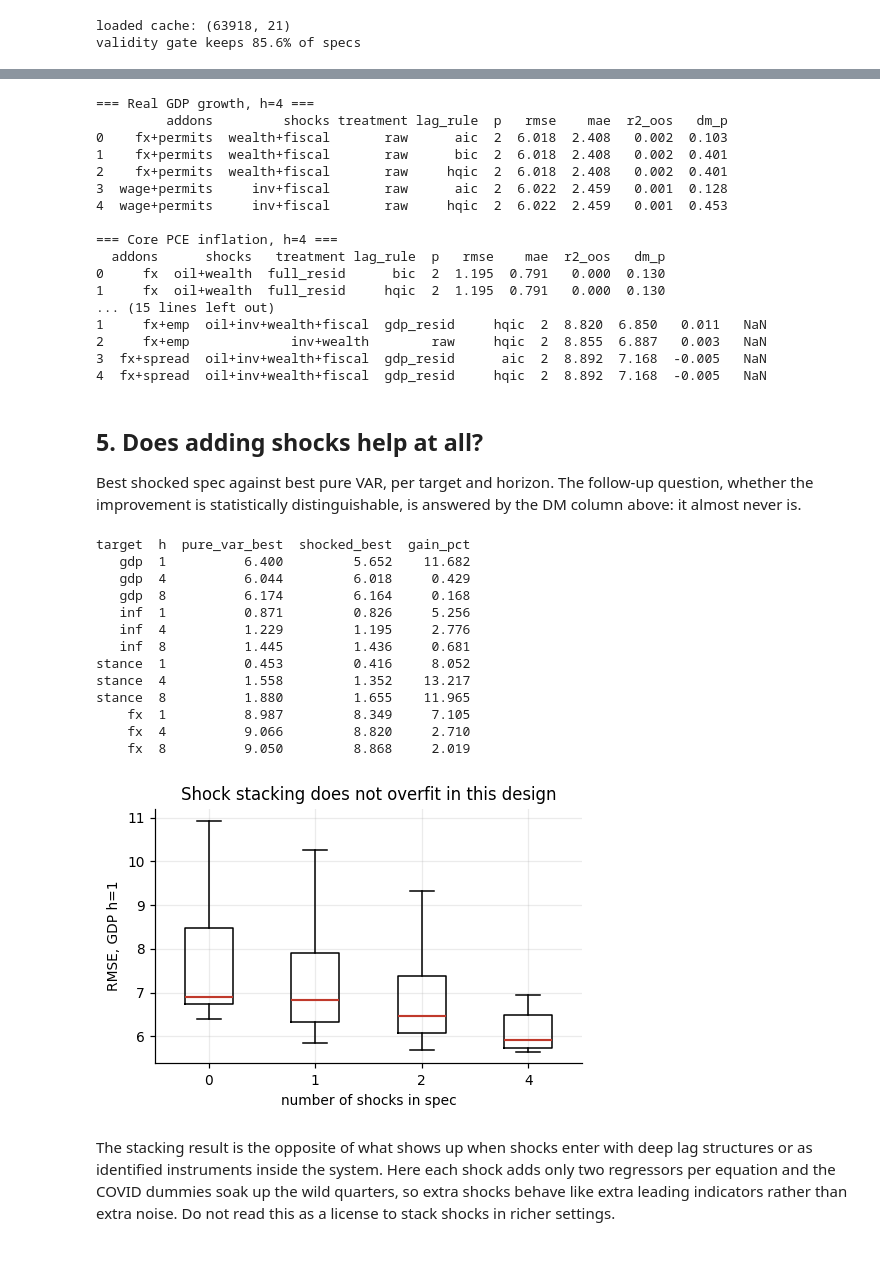
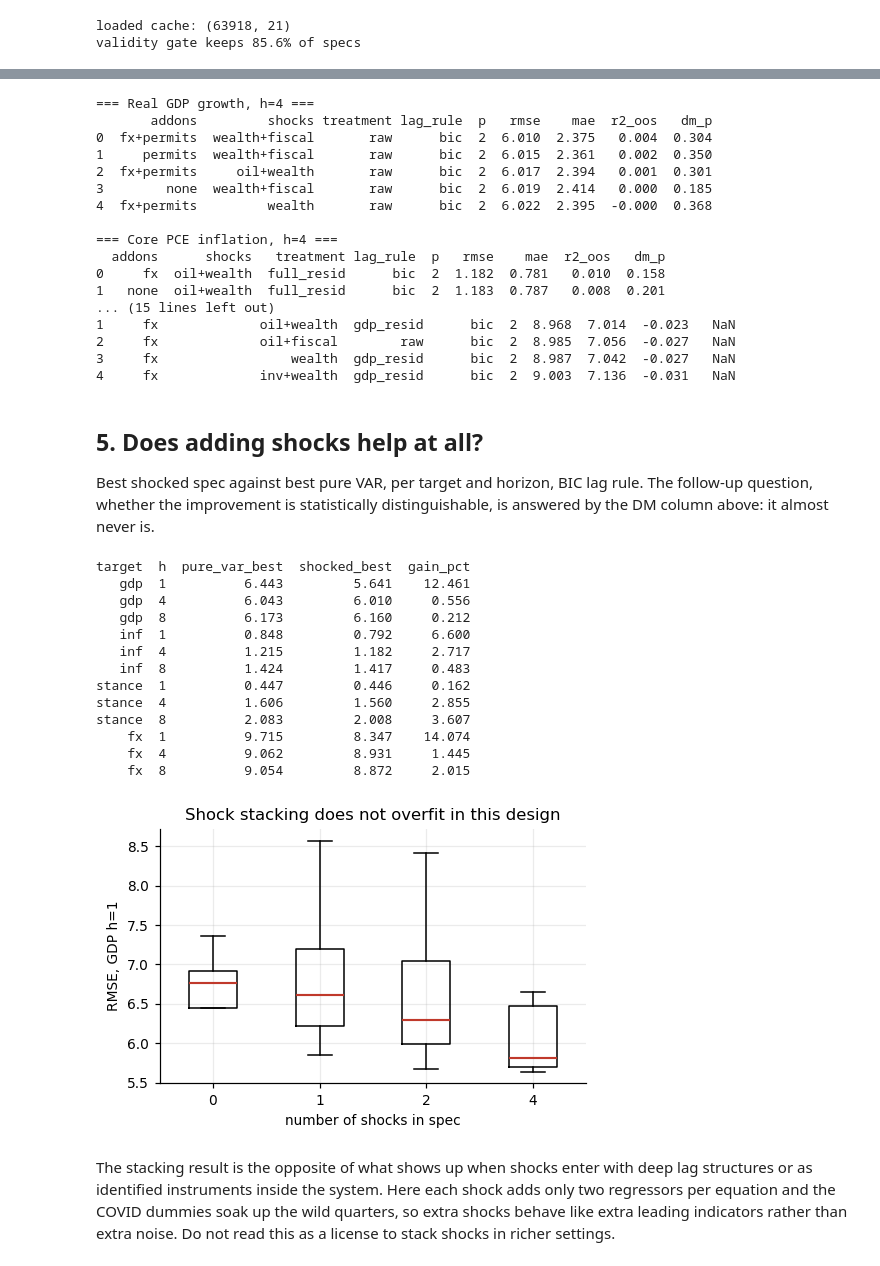
Before and after one commit to Nicholashsw/macro-var, a Jupyter notebook: studies/varx_permutation_study/notebooks/varx_study.ipynb, the cells around one changed output, grey strips where cells are left out. Cells and saved outputs as stored; diff of their text form; code cells hidden in the pictures.

Commit message:
VARX notebook: BIC rows for the headline tables, lag-rule text matches the outputs, re-executed on the current results

```diff
--- a/studies/varx_permutation_study/notebooks/varx_study.ipynb
+++ b/studies/varx_permutation_study/notebooks/varx_study.ipynb
@@ -75,7 +76,7 @@ The broad dollar splices the discontinued TWEXBMTH onto DTWEXBGS at 2006-01 with
 level match so the log difference has no seam. Oil and net worth are deflated by
 headline CPI. COVID gets two impulse dummies, 2020Q2 and 2020Q3, in every model.
 # %%
-df = vl.build_panel("data")
+df = vl.build_panel()
 print(df.shape, df.index[0].date(), "to", df.index[-1].date())
 fig, axes = plt.subplots(4, 3, figsize=(11, 8), sharex=True)
 for ax, c in zip(axes.ravel(), ["gdp", "inf", "stance", "fx", "wage", "emp",
@@ -136,6 +137,7 @@ else:
     res.to_parquet("results.parquet")
     print("ran study:", res.shape)
 V = res[res.valid]
+VM = V[V.lag_rule == vl.MAIN_RULE]   # headline rows: BIC; section 7 compares all three rules
 print(f"validity gate keeps {res.drop_duplicates('spec_id').valid.mean():.1%} of specs")
 # %% [output]
 loaded cache: (63918, 21)
@@ -148,7 +150,7 @@ validity-gated. DM p-values test squared-error loss against the core
 three-variable VAR under the same lag rule.
 # %%
 def leaderboard(target, h, path="uncond", sample="all", n=8):
-    s = V[(V.target == target) & (V.h == h) & (V.path == path) & (V["sample"] == sample)]
+    s = VM[(VM.target == target) & (VM.h == h) & (VM.path == path) & (VM["sample"] == sample)]
     cols = ["addons", "shocks", "treatment", "lag_rule", "p", "rmse", "mae", "r2_oos", "dm_p"]
     out = s.nsmallest(n, "rmse")[cols].reset_index(drop=True)
     return out.round(3)
@@ -180,65 +182,65 @@ for t in ["gdp", "inf", "stance", "fx"]:
     print(leaderboard(t, 4, n=5).to_string())
 # %% [output]
 === Real GDP growth, h=4 ===
-         addons         shocks treatment lag_rule  p   rmse    mae  r2_oos   dm_p
-0    fx+permits  wealth+fiscal       raw      aic  2  6.018  2.408   0.002  0.103
-1    fx+permits  wealth+fiscal       raw      bic  2  6.018  2.408   0.002  0.401
-2    fx+permits  wealth+fiscal       raw     hqic  2  6.018  2.408   0.002  0.401
-3  wage+permits     inv+fiscal       raw      aic  2  6.022  2.459   0.001  0.128
-4  wage+permits     inv+fiscal       raw     hqic  2  6.022  2.459   0.001  0.453
+       addons         shocks treatment lag_rule  p   rmse    mae  r2_oos   dm_p
+0  fx+permits  wealth+fiscal       raw      bic  2  6.010  2.375   0.004  0.304
+1     permits  wealth+fiscal       raw      bic  2  6.015  2.361   0.002  0.350
+2  fx+permits     oil+wealth       raw      bic  2  6.017  2.394   0.001  0.301
+3        none  wealth+fiscal       raw      bic  2  6.019  2.414   0.000  0.185
+4  fx+permits         wealth       raw      bic  2  6.022  2.395  -0.000  0.368
 
 === Core PCE inflation, h=4 ===
   addons      shocks   treatment lag_rule  p   rmse    mae  r2_oos   dm_p
-0     fx  oil+wealth  full_resid      bic  2  1.195  0.791   0.000  0.130
-1     fx  oil+wealth  full_resid     hqic  2  1.195  0.791   0.000  0.130
+0     fx  oil+wealth  full_resid      bic  2  1.182  0.781   0.010  0.158
+1   none  oil+wealth  full_resid      bic  2  1.183  0.787   0.008  0.201
 ... (15 lines left out)
-1     fx+emp  oil+inv+wealth+fiscal  gdp_resid     hqic  2  8.820  6.850   0.011   NaN
-2     fx+emp             inv+wealth        raw     hqic  2  8.855  6.887   0.003   NaN
-3  fx+spread  oil+inv+wealth+fiscal  gdp_resid      aic  2  8.892  7.168  -0.005   NaN
-4  fx+spread  oil+inv+wealth+fiscal  gdp_resid     hqic  2  8.892  7.168  -0.005   NaN
+1     fx             oil+wealth  gdp_resid      bic  2  8.968  7.014  -0.023   NaN
+2     fx             oil+fiscal        raw      bic  2  8.985  7.056  -0.027   NaN
+3     fx                 wealth  gdp_resid      bic  2  8.987  7.042  -0.027   NaN
+4     fx             inv+wealth  gdp_resid      bic  2  9.003  7.136  -0.031   NaN
 # %% [markdown]
 ## 5. Does adding shocks help at all?
 
-Best shocked spec against best pure VAR, per target and horizon. The follow-up
+Best shocked spec against best pure VAR, per target and horizon, BIC lag rule. The follow-up
 question, whether the improvement is statistically distinguishable, is answered
 by the DM column above: it almost never is.
 # %%
 rows = []
 for t in ["gdp", "inf", "stance", "fx"]:
     for h in [1, 4, 8]:
-        s = V[(V.target == t) & (V.h == h) & (V.path == "uncond") & (V["sample"] == "all")]
+        s = VM[(VM.target == t) & (VM.h == h) & (VM.path == "uncond") & (VM["sample"] == "all")]
         rows.append({"target": t, "h": h,
                      "pure_var_best": s[s.shocks == "none"].rmse.min(),
                      "shocked_best": s[s.shocks != "none"].rmse.min()})
 tab = pd.DataFrame(rows)
 tab["gain_pct"] = 100 * (1 - tab.shocked_best / tab.pure_var_best)
 print(tab.round(3).to_string(index=False))
 
-s = V[(V.target == "gdp") & (V.h == 1) & (V.path == "uncond") & (V["sample"] == "all")].copy()
+s = VM[(VM.target == "gdp") & (VM.h == 1) & (VM.path == "uncond") & (VM["sample"] == "all")].copy()
 s["nshocks"] = s.shocks.apply(lambda x: 0 if x == "none" else len(x.split("+")))
 fig, ax = plt.subplots(figsize=(5, 3))
 ax.boxplot([s[s.nshocks == k].rmse.values for k in [0, 1, 2, 4]],
            tick_labels=["0", "1", "2", "4"], showfliers=False,
            medianprops=dict(color=RED, lw=1.4))
 ax.set_xlabel("number of shocks in spec")
 ax.set_ylabel("RMSE, GDP h=1")
 ax.set_title("Shock stacking does not overfit in this design")
 plt.show()
 # %% [output]
 target  h  pure_var_best  shocked_best  gain_pct
-   gdp  1          6.400         5.652    11.682
-   gdp  4          6.044         6.018     0.429
-   gdp  8          6.174         6.164     0.168
-   inf  1          0.871         0.826     5.256
-   inf  4          1.229         1.195     2.776
-   inf  8          1.445         1.436     0.681
-stance  1          0.453         0.416     8.052
-stance  4          1.558         1.352    13.217
-stance  8          1.880         1.655    11.965
-    fx  1          8.987         8.349     7.105
-    fx  4          9.066         8.820     2.710
-    fx  8          9.050         8.868     2.019
+   gdp  1          6.443         5.641    12.461
+   gdp  4          6.043         6.010     0.556
+   gdp  8          6.173         6.160     0.212
+   inf  1          0.848         0.792     6.600
+   inf  4          1.215         1.182     2.717
+   inf  8          1.424         1.417     0.483
+stance  1          0.447         0.446     0.162
+stance  4          1.606         1.560     2.855
+stance  8          2.083         2.008     3.607
+    fx  1          9.715         8.347    14.074
+    fx  4          9.062         8.931     1.445
+    fx  8          9.054         8.872     2.015
-[figure, old version]
+[figure, new version]
 # %% [markdown]
 The stacking result is the opposite of what shows up when shocks enter with deep
 lag structures or as identified instruments inside the system. Here each shock
```
Also changed, not shown: parts of 11 cells of this notebook, 1 other file.
